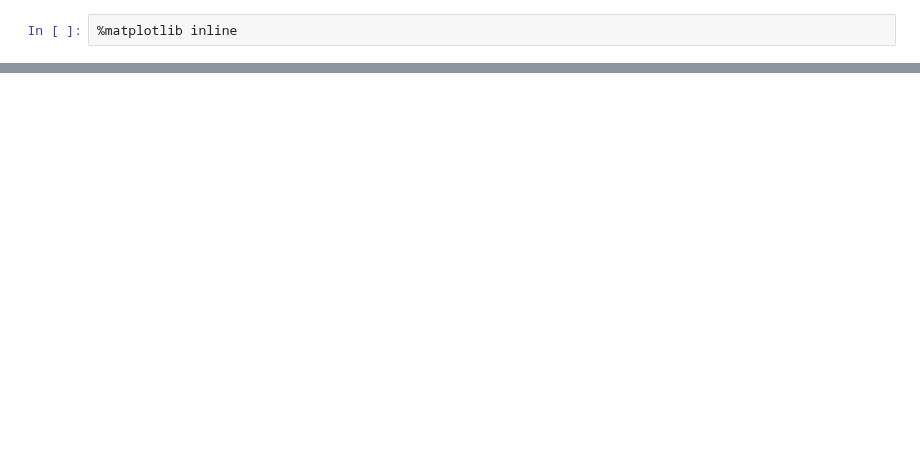
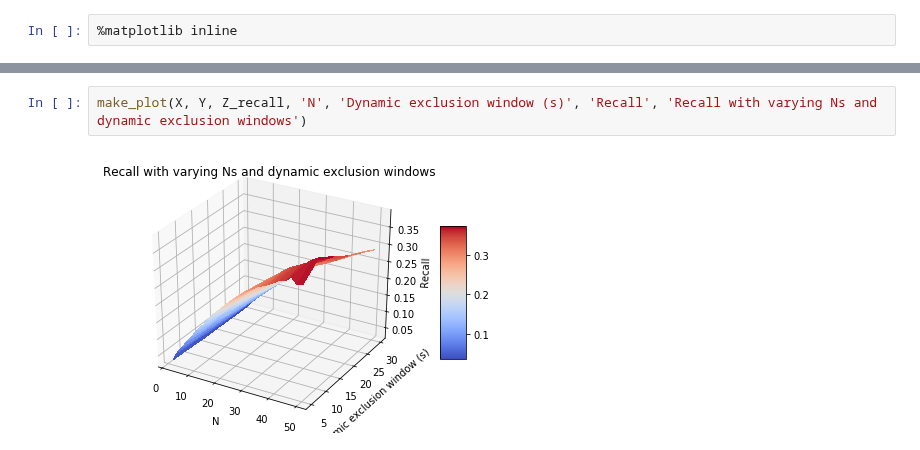
Before and after one commit to sdrogers/clms, a Jupyter notebook: Simulator/notebooks/top-N-experiments-analysis.ipynb, the cells around one changed output, grey strips where cells are left out. Drawn from its saved outputs; the diff is of its cells as text; blank space fills up the shorter version.

```diff
--- a/Simulator/notebooks/top-N-experiments-analysis.ipynb
+++ b/Simulator/notebooks/top-N-experiments-analysis.ipynb
@@ -285,0 +286,4 @@ make_plot(X, Y, Z_num_fragmented_chems)
+# %%
+make_plot(X, Y, Z_recall, 'N', 'Dynamic exclusion window (s)', 'Recall', 'Recall with varying Ns and dynamic exclusion windows')
+# %% [output]
+[figure, added]
```
Also changed, not shown: parts of 30 cells of this notebook, 3 other files.
